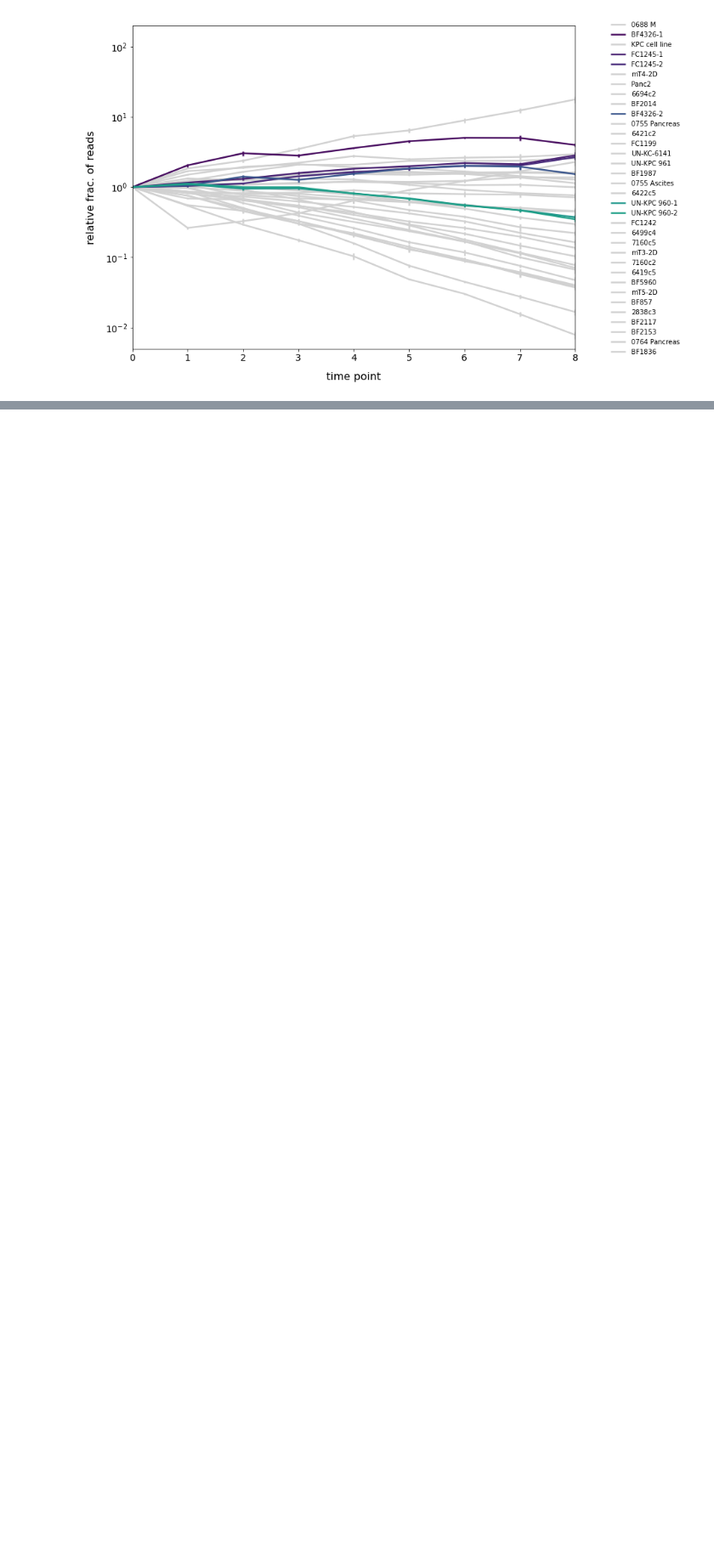
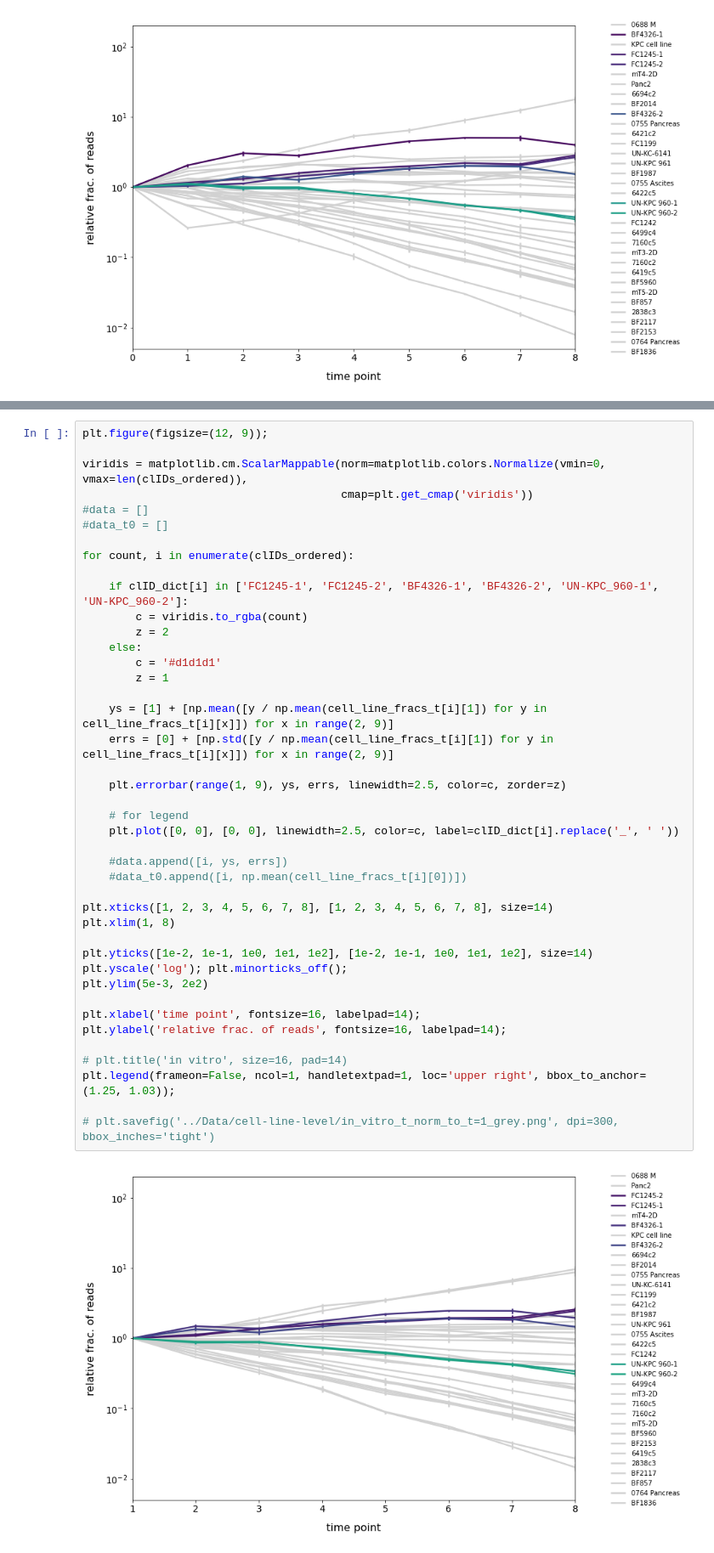
Before and after one commit to alyulina/metastatic-phenotypes, a Jupyter notebook: cell-line-level_in-vitro.ipynb, the cells around one changed output, grey strips where cells are left out. Shown at 85% size. Cells and saved outputs as stored; diff of their text form; blank space fills up the shorter version.

```diff
--- a/cell-line-level_in-vitro.ipynb
+++ b/cell-line-level_in-vitro.ipynb
@@ -190,0 +238,44 @@ plt.legend(frameon=False, ncol=1, handletextpad=1, loc='upper right', bbox_to_an
+# %%
+plt.figure(figsize=(12, 9));
+
+viridis = matplotlib.cm.ScalarMappable(norm=matplotlib.colors.Normalize(vmin=0, vmax=len(clIDs_ordered)),
+                                       cmap=plt.get_cmap('viridis'))
+#data = []
+#data_t0 = []
+
+for count, i in enumerate(clIDs_ordered):
+
+    if clID_dict[i] in ['FC1245-1', 'FC1245-2', 'BF4326-1', 'BF4326-2', 'UN-KPC_960-1', 'UN-KPC_960-2']:
+        c = viridis.to_rgba(count)
+        z = 2
+    else:
+        c = '#d1d1d1'
+        z = 1
+
+    ys = [1] + [np.mean([y / np.mean(cell_line_fracs_t[i][1]) for y in cell_line_fracs_t[i][x]]) for x in range(2, 9)]
+    errs = [0] + [np.std([y / np.mean(cell_line_fracs_t[i][1]) for y in cell_line_fracs_t[i][x]]) for x in range(2, 9)]
+
+    plt.errorbar(range(1, 9), ys, errs, linewidth=2.5, color=c, zorder=z)
+
+    # for legend
+    plt.plot([0, 0], [0, 0], linewidth=2.5, color=c, label=clID_dict[i].replace('_', ' '))
+
+    #data.append([i, ys, errs])
+    #data_t0.append([i, np.mean(cell_line_fracs_t[i][0])])
+
+plt.xticks([1, 2, 3, 4, 5, 6, 7, 8], [1, 2, 3, 4, 5, 6, 7, 8], size=14)
+plt.xlim(1, 8)
+
+plt.yticks([1e-2, 1e-1, 1e0, 1e1, 1e2], [1e-2, 1e-1, 1e0, 1e1, 1e2], size=14)
+plt.yscale('log'); plt.minorticks_off();
+plt.ylim(5e-3, 2e2)
+
+plt.xlabel('time point', fontsize=16, labelpad=14);
+plt.ylabel('relative frac. of reads', fontsize=16, labelpad=14);
+
+# plt.title('in vitro', size=16, pad=14)
+plt.legend(frameon=False, ncol=1, handletextpad=1, loc='upper right', bbox_to_anchor=(1.25, 1.03));
+
+# plt.savefig('../Data/cell-line-level/in_vitro_t_norm_to_t=1_grey.png', dpi=300, bbox_inches='tight')
+# %% [output]
+[figure, added]
```
Also changed, not shown: parts of 6 cells of this notebook.
